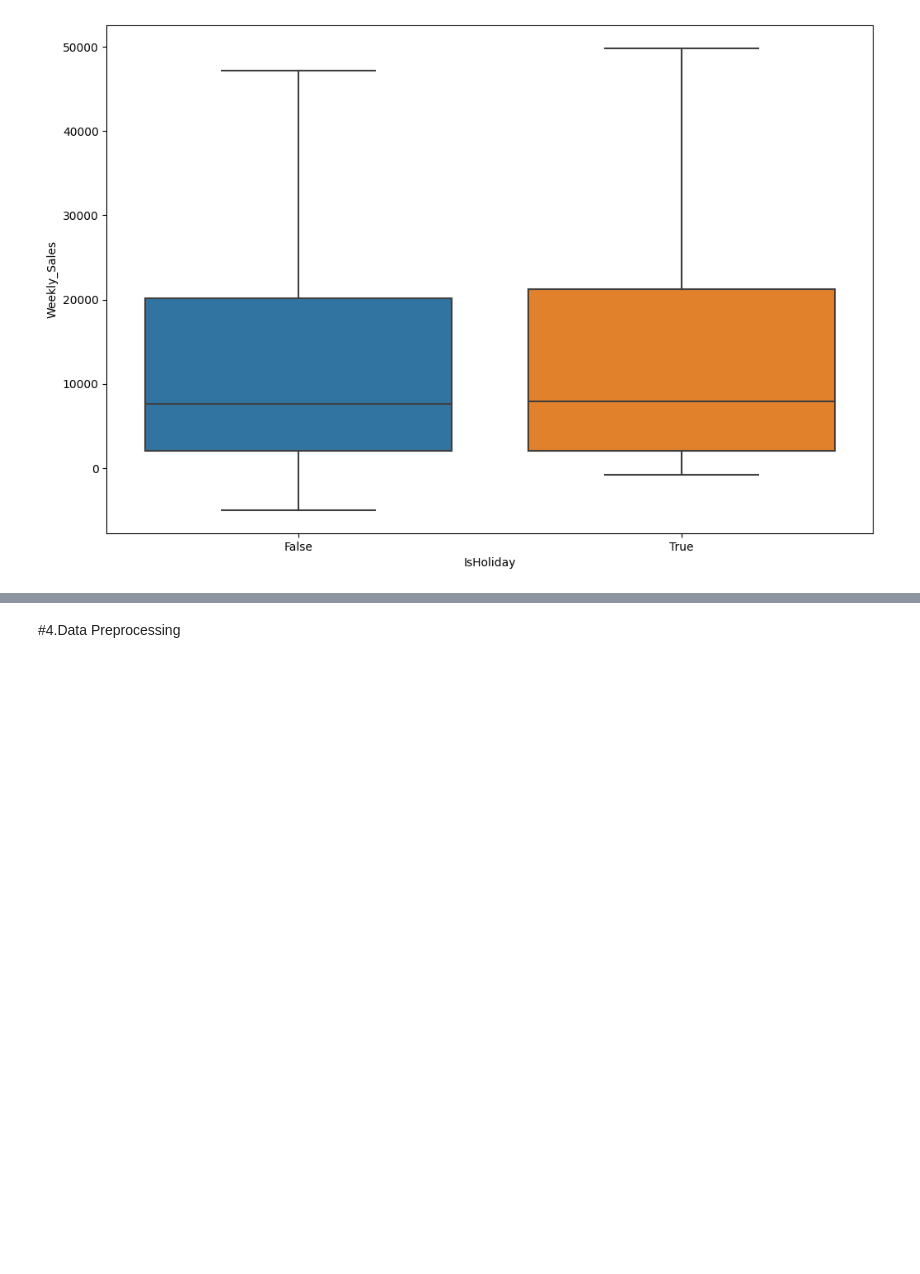
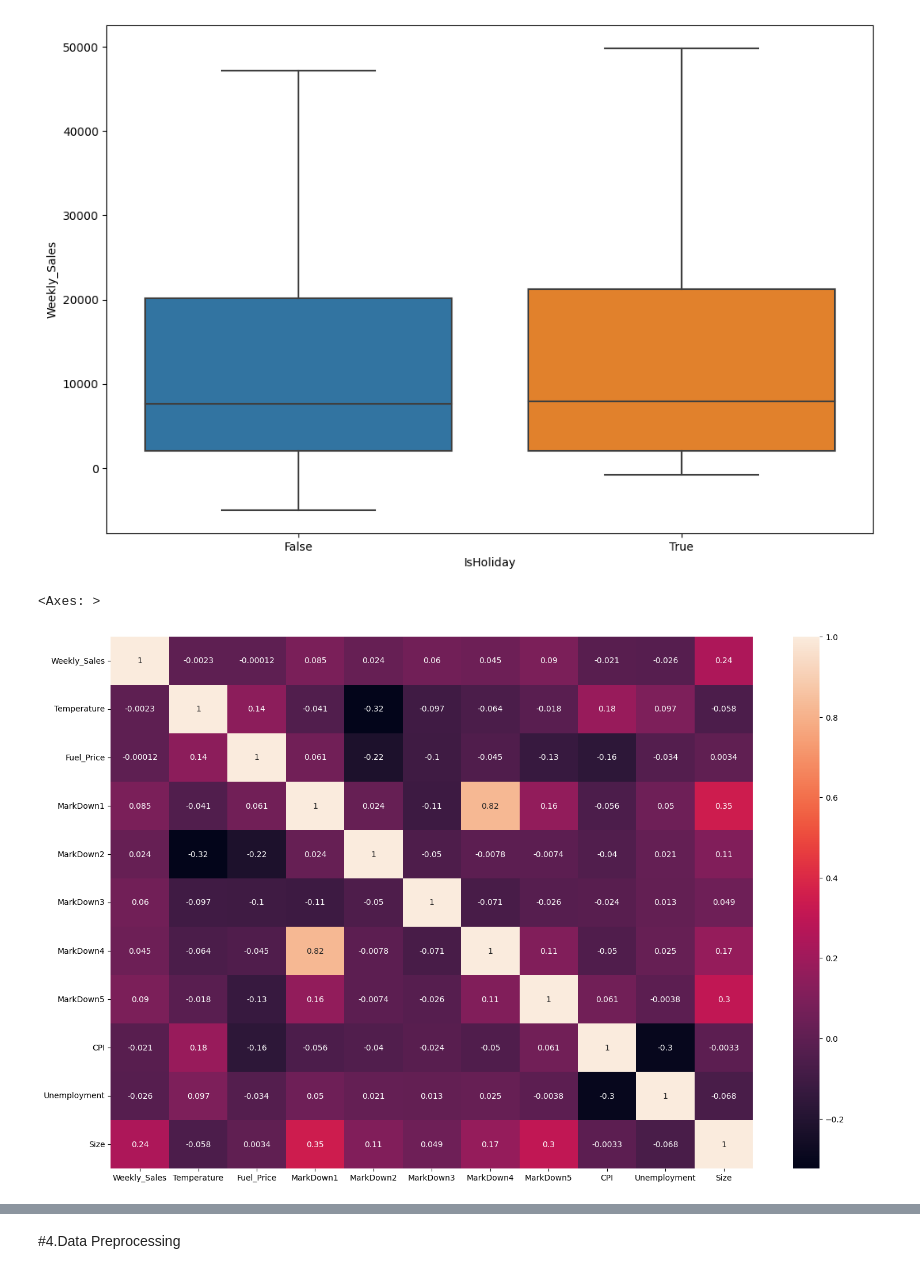
Before and after one commit to vikiysr/mlprojects, a Jupyter notebook: sales_prediction.ipynb, the cells around one changed output, grey strips where cells are left out. Drawn from its saved outputs; the diff is of its cells as text; code cells hidden in the pictures; blank space fills up the shorter version.

```diff
--- a/sales_prediction.ipynb
+++ b/sales_prediction.ipynb
@@ -178,6 +115,14 @@ sns.boxplot(x = 'IsHoliday', y ='Weekly_Sales', data = df, showfliers = False)
 # %% [output]
 <Axes: xlabel='IsHoliday', ylabel='Weekly_Sales'>
 [figure]
+# %%
+feature_cols = ['Weekly_Sales', 'Temperature', 'Fuel_Price', 'MarkDown1', 'MarkDown2', 'MarkDown3', 'MarkDown4',
+       'MarkDown5', 'CPI', 'Unemployment', 'Size']
+plt.figure(figsize = (18,12))
+sns.heatmap(df[feature_cols].corr(), annot = True)
+# %% [output]
+<Axes: >
+[figure, added]
 # %%
 df.head()
 # %% [output]
```
Also changed, not shown: parts of 53 cells of this notebook.
